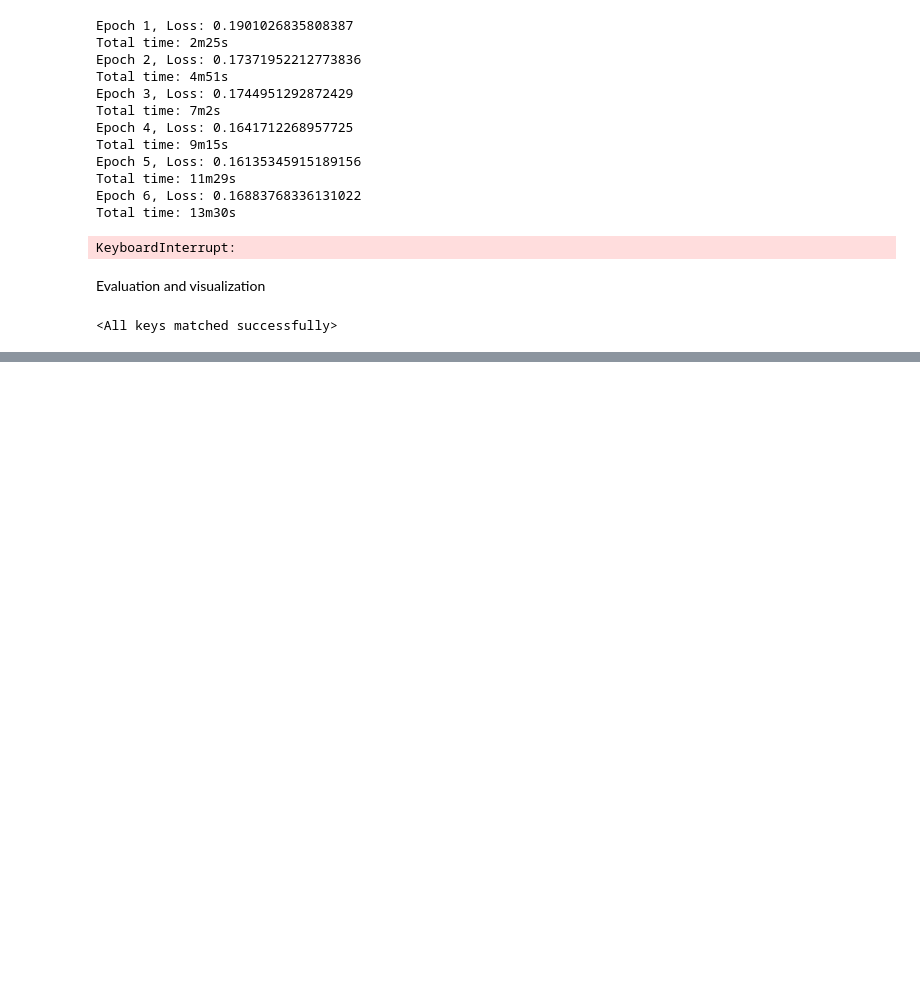
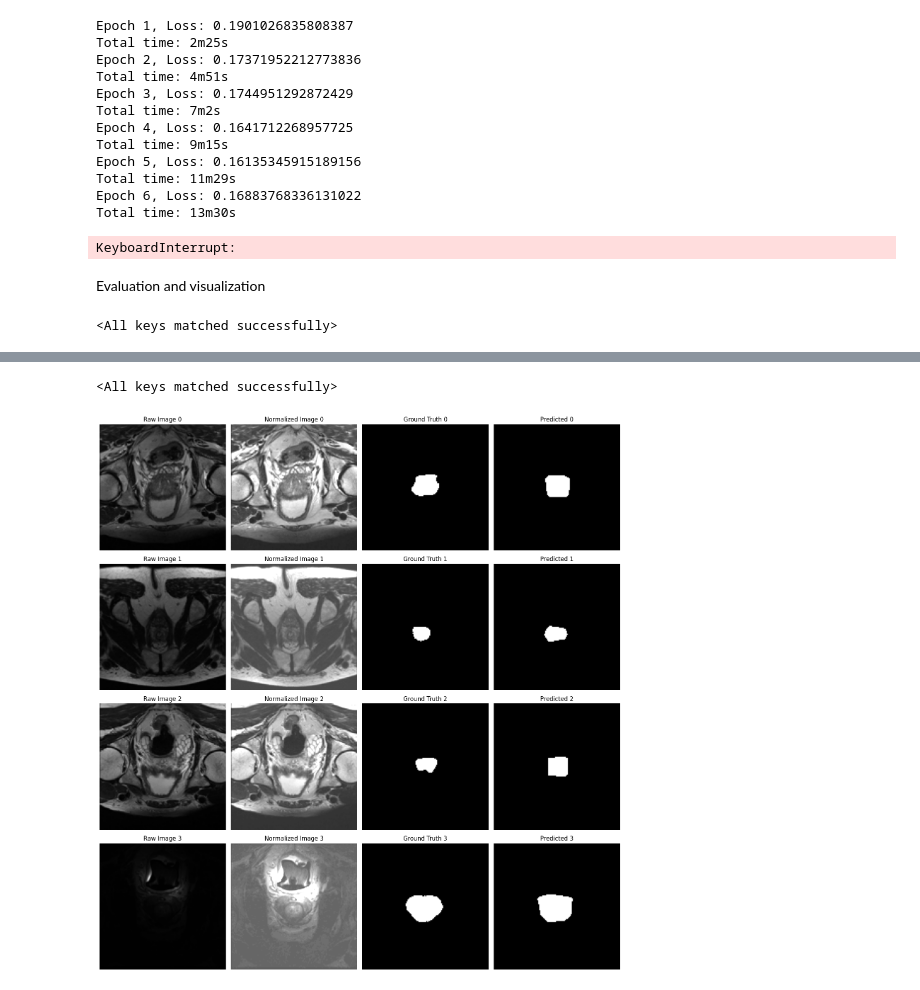
Before and after one commit to matthew-gerry/mri_segmentation_prostate, a Jupyter notebook: exploration.ipynb, the cells around one changed output, grey strips where cells are left out. Saved outputs shown, nothing was run; the diff lists cells and outputs as text; code cells hidden in the pictures; blank space fills up the shorter version.

```diff
--- a/exploration.ipynb
+++ b/exploration.ipynb
@@ -422,0 +608,57 @@ plt.show()
+# %%
+# Load the model trained with transfer learning
+
+pretrained_model = build_simple_seg_model()
+pretrained_model.load_state_dict(torch.load('./new_model_transfer.pth'))
+# %% [output]
+<All keys matched successfully>
+# %%
+
+# Visualize predictions on validation set
+num_samples = 4
+
+fig, axes = plt.subplots(num_samples, 4, figsize=(15, 4 * num_samples))
+
+pretrained_model.eval()
+with torch.no_grad():
+    for idx in range(num_samples):
+        image, _ = val_dataset[idx]
+
+        # Add batch dimension and get prediction
+
+        image_batch = image.unsqueeze(0)
+        out_dict = pretrained_model(image_batch)
+        output = out_dict['out']
+
+        # Apply sigmoid to convert logits to probabilities, then threshold at 0.5
+        predicted_mask = torch.sigmoid(output).squeeze(0).squeeze(0).numpy()
+        predicted_mask = (predicted_mask > 0.5).astype(np.uint8)
+
+        # Grab raw (unnormalized) PIL image from the dataset for display purposes
+        raw_pil, mask = val_dataset.base_dataset[idx]     # PIL.Image
+        raw_np = np.array(raw_pil.convert("L"))        # (H, W) uint8
+        mask_np = np.array(mask)
+
+        image_np = image.numpy().squeeze(0)
+
+        # Display
+        axes[idx, 0].imshow(raw_np, cmap='gray', vmin=0, vmax=255)
+        axes[idx, 0].set_title(f'Raw Image {idx}')
+        axes[idx, 0].axis('off')
+
+        axes[idx, 1].imshow(image_np, cmap='gray',vmin=-2, vmax=2)
+        axes[idx, 1].set_title(f'Normalized Image {idx}')
+        axes[idx, 1].axis('off')
+
+        axes[idx, 2].imshow(mask_np, cmap='gray')
+        axes[idx, 2].set_title(f'Ground Truth {idx}')
+        axes[idx, 2].axis('off')
+
+        axes[idx, 3].imshow(predicted_mask, cmap='gray')
+        axes[idx, 3].set_title(f'Predicted {idx}')
+        axes[idx, 3].axis('off')
+
+plt.tight_layout()
+plt.show()
+# %% [output]
+[figure, added]
```
Also changed, not shown: parts of 8 cells of this notebook, 2 other files.
